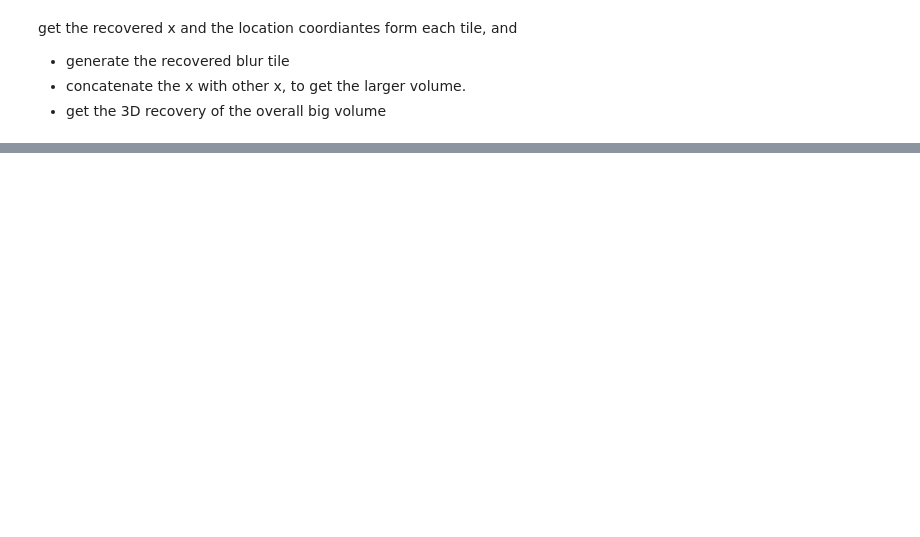
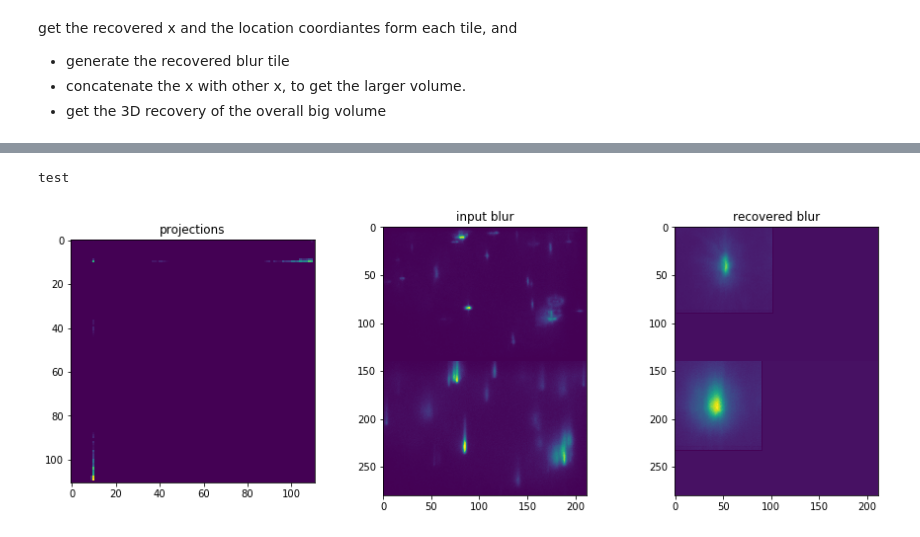
Before and after one commit to xiyuyi/PyPRIS, a Jupyter notebook: NW_astig_spetrum_analysis/NW-2C2C-LC.ipynb, the cells around one changed output, grey strips where cells are left out. Drawn from its saved outputs; the diff is of its cells as text; code cells hidden in the pictures; blank space fills up the shorter version.

```diff
--- a/NW_astig_spetrum_analysis/NW-2C2C-LC.ipynb
+++ b/NW_astig_spetrum_analysis/NW-2C2C-LC.ipynb
@@ -352,0 +158,33 @@ for r, d, f in os.walk(datapath):
+# %%
+def linbreg_report(linbreg, tstr):
+    v=linbreg.candidate_vis()
+    vis = v[:,:,:]
+    prj_ax0 = copy.deepcopy(np.mean(vis, axis=0))
+    prj_ax1 = copy.deepcopy(np.mean(vis, axis=1))
+    prj_ax2 = copy.deepcopy(np.mean(vis, axis=2).T)
+    patch = np.zeros((vis.shape[0],vis.shape[0]))
+    cat1 = np.concatenate([prj_ax0, prj_ax2], axis = 1)
+    cat2 = np.concatenate([prj_ax1, patch], axis = 1)
+    cat = np.concatenate([cat1, cat2], axis = 0)
+
+    b=linbreg.b.reshape(a.obs_dim0, a.obs_dim1)
+    recb=linbreg.recb.reshape(a.obs_dim0, a.obs_dim1)
+    print(tstr)
+    plt.figure(figsize=(15,5))
+    plt.subplot(1,3,1)
+    plt.imshow(cat)
+    t = plt.title('projections')
+
+    plt.subplot(1,3, 2)
+    plt.imshow(b)
+    t = plt.title('input blur')
+
+    plt.subplot(1, 3, 3)
+    plt.imshow(recb)
+    t = plt.title('recovered blur')
+    return [b, recb, cat]
+# %%
+[b, recb, cat] = linbreg_report(a,'test')
+# %% [output]
+test
+[figure, added]
```
Also changed, not shown: parts of 27 cells of this notebook.
